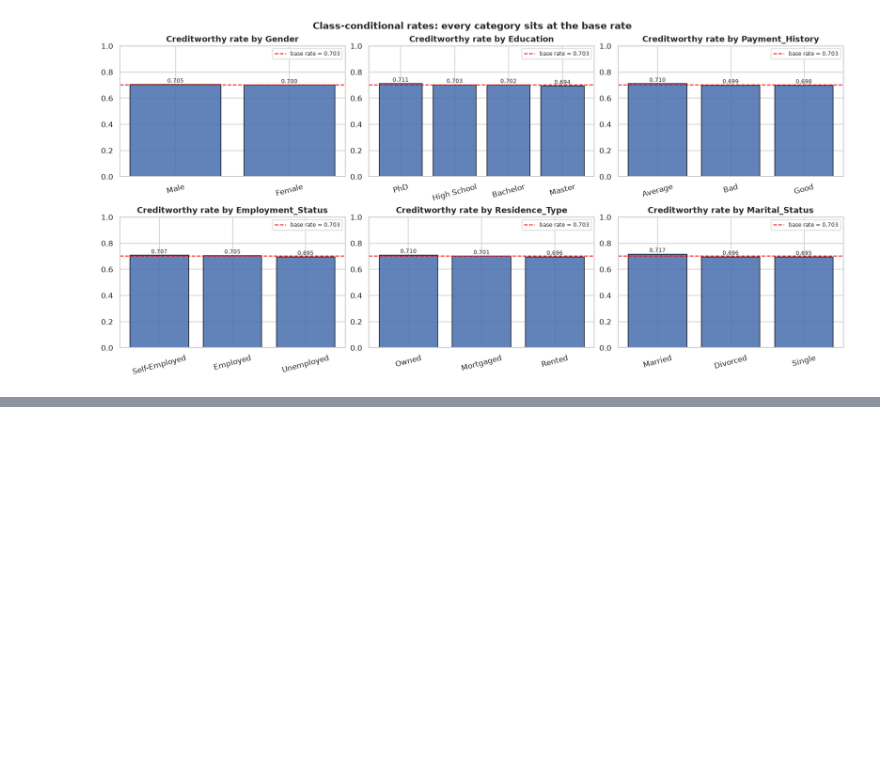
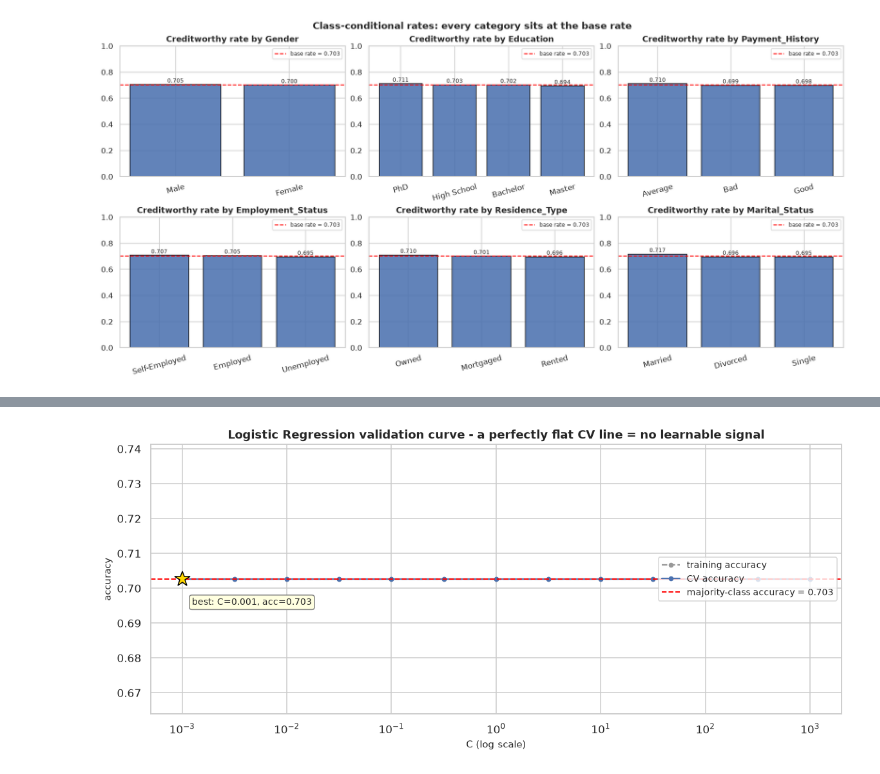
Before and after one commit to M7tnj/CodeAlpha, a Jupyter notebook: Data Science/Task 1/Credit worthiness.ipynb, the cells around one changed output, grey strips where cells are left out. Saved outputs shown, nothing was run; the diff lists cells and outputs as text; code cells hidden in the pictures; blank space fills up the shorter version.

```diff
--- a/Data Science/Task 1/Credit worthiness.ipynb
+++ b/Data Science/Task 1/Credit worthiness.ipynb
@@ -134,0 +303,35 @@ IndentationError: unexpected indent (2747420898.py, line 3)
+# %%
+C_values = np.logspace(-3, 3, 13)
+lr_loop_rows = []
+for C in C_values:
+    pipe = make_pipeline(LogisticRegression(C=C, max_iter=1000, random_state=RANDOM_STATE))
+    pipe.fit(X_train, y_train)
+    lr_loop_rows.append({
+        "C": C,
+        "train_acc": accuracy_score(y_train, pipe.predict(X_train)),
+        "cv_acc": cross_val_score(pipe, X_train, y_train, cv=CV,
+                                  scoring="accuracy", n_jobs=-1).mean(),
+    })
+lr_loop_df = pd.DataFrame(lr_loop_rows)
+best_lr_loop = lr_loop_df.loc[lr_loop_df["cv_acc"].idxmax()]
+
+fig, ax = plt.subplots(figsize=(10.5, 4.6), constrained_layout=True)
+ax.semilogx(lr_loop_df["C"], lr_loop_df["train_acc"], "o--", color="#999999",
+            markersize=4, label="training accuracy")
+ax.semilogx(lr_loop_df["C"], lr_loop_df["cv_acc"], "o-", color="#4C72B0",
+            markersize=4, label="CV accuracy")
+ax.axhline(y_train.mean(), color="red", ls="--", lw=1.3,
+           label=f"majority-class accuracy = {y_train.mean():.3f}")
+ax.plot(best_lr_loop["C"], best_lr_loop["cv_acc"], marker="*", markersize=16,
+        color="gold", markeredgecolor="black", zorder=5)
+ax.annotate(f"best: C={best_lr_loop['C']:.3g}, acc={best_lr_loop['cv_acc']:.3f}",
+            (best_lr_loop["C"], best_lr_loop["cv_acc"]), textcoords="offset points",
+            xytext=(10, -26), fontsize=9,
+            bbox=dict(boxstyle="round,pad=0.3", fc="lightyellow", ec="gray"))
+ax.set_xlabel("C (log scale)")
+ax.set_ylabel("accuracy")
+ax.set_title("Logistic Regression validation curve - a perfectly flat CV line = no learnable signal")
+ax.legend(loc="center right", fontsize=9)
+plt.show()
+# %% [output]
+[figure, added]
```
Also changed, not shown: parts of 31 cells of this notebook.
